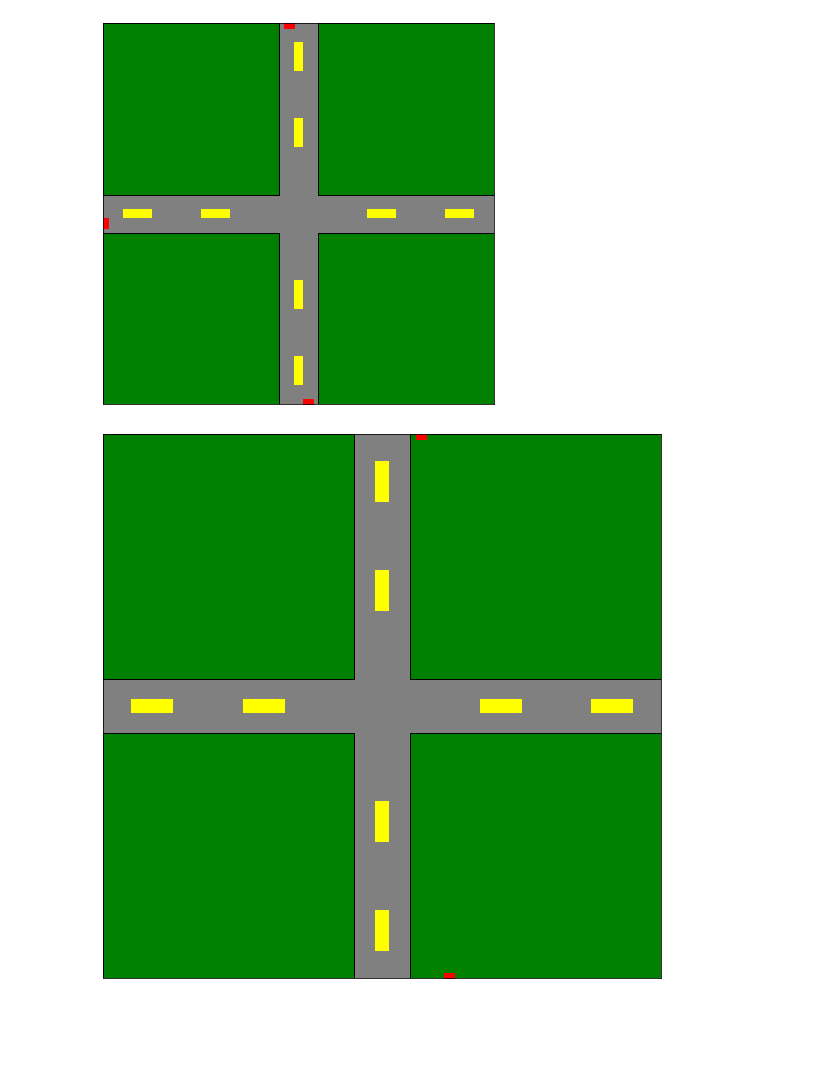
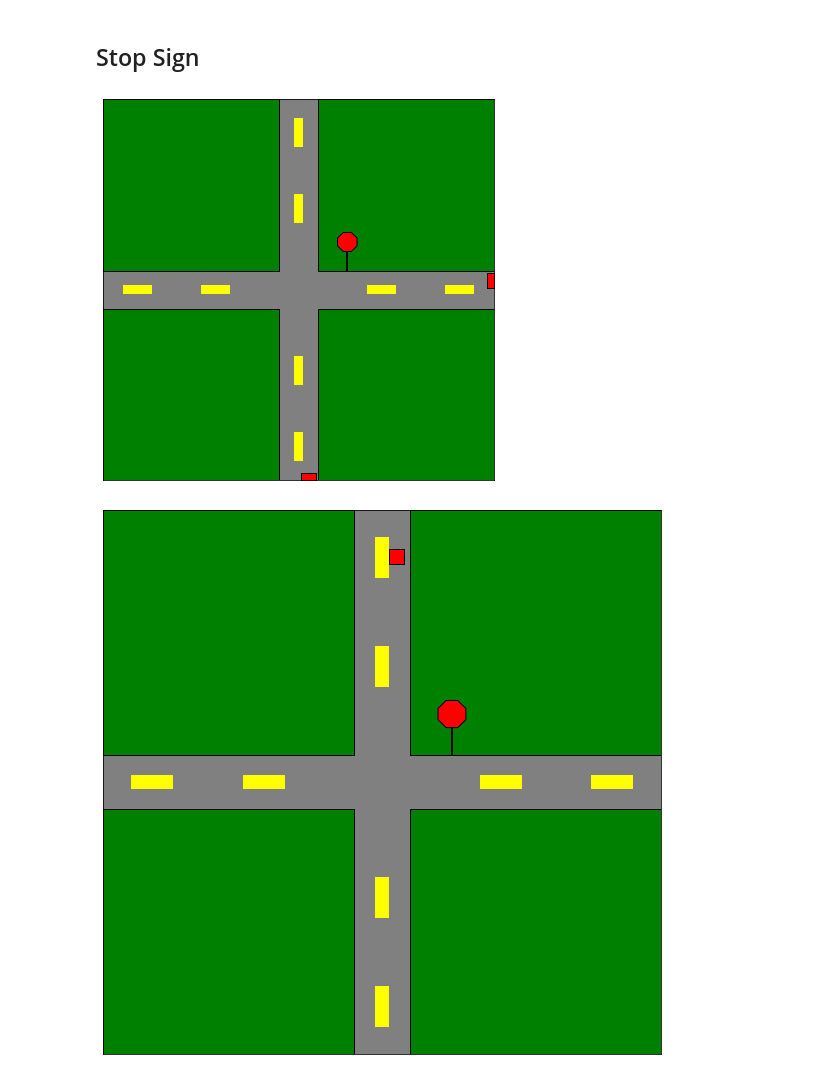
Before and after one commit to ClovisTheGreat/CMSE202FinalProject, a Jupyter notebook: Final Project General Notebook.ipynb, the cells around one changed output. Cells and saved outputs as stored; diff of their text form; code cells hidden in the pictures; blank space fills up the shorter version.

Commit message:
Added stop sign class  and start to stop light class

```diff
--- a/Final Project General Notebook.ipynb
+++ b/Final Project General Notebook.ipynb
@@ -50,7 +220,7 @@ class Vehicle():
 class Intersection():
     '''General intersection class'''
 
-    def __init__(self, n):
+    def __init__(self, n=0):
         '''Defines the intersection'''
         self.vehicles = []
         for i in range(n):
@@ -59,6 +229,14 @@ class Intersection():
     def add_vehicle(self, vehicle):
         '''Adds one vehicle to the intersection'''
         self.vehicles.append(vehicle)
+
+    def add(self, vehicle):
+        '''Adds one vehicle to the intersection'''
+        self.vehicles.append(vehicle)
+
+    def get_vehicles(self):
+        '''Returns list of vehicles'''
+        return self.vehicles
 
     def show(self):
         '''Graphs a static visual of the intersection, roads, and vehicles'''
@@ -84,14 +262,16 @@ class Intersection():
         plt.gca().add_patch(plt.Rectangle((-.25, 7.5), .5, 1.5, fc='yellow'))
         plt.gca().add_patch(plt.Rectangle((-.25, 3.5), .5, 1.5, fc='yellow'))
 
-
+        # draws vehicles
         for v in self.vehicles:
             x,y = v.get_pos()
-            plt.plot(x, y, 'rs', markersize=10)
+            plt.plot(x, y, 'rs', markersize=15, markeredgecolor='black')
 
+        # limits plot to 20x20 area
         plt.xlim([-10, 10])
         plt.ylim([-10, 10])
 
+        # removes tick marks
         plt.tick_params(axis='both', which='both',
                 bottom=False, top=False, left=False, right=False,
                 labelbottom=False, labelleft=False)
@@ -100,16 +280,18 @@ class Intersection():
         '''Advances the vehicles generally for all intersections'''
         for v in self.vehicles:
             v.move()
+            if v.get_t() > 22:
+                self.vehicles.remove(v)
 
-    def animate(self):
+    def animate(self, n=1):
         '''Loops over timesteps while displaying snapshots'''
         fig = plt.figure(figsize=(10,10))
 
-        for i in range(20):
+        for i in range(n):
 
             # displays
             self.show()
-            time.sleep(0.01)
+#             time.sleep(0.01)
             clear_output(wait=True)
             display(fig)
             fig.clear()
@@ -118,6 +300,15 @@ class Intersection():
             self.timestep()
 
         plt.close()
+
+    def simulate(self, n=500, spawn_chance=.02):
+        '''simulates traffic using animate while spawning vehicles'''
+        for i in range(n):
+            if rd.random() < spawn_chance:
+                self.add(Vehicle(random=True))
+            self.animate()
+# %% [markdown]
+## Stop Sign
 # %%
 class Stopsign(Intersection):
     '''Subclass of Intersection that carries behavior of the 4-way stop'''
@@ -143,11 +375,16 @@ class Stoplight(Intersection):
 # %%
-road = Intersection(3)
+# Show image
+road = Stopsign(3)
 plt.figure(figsize=(7,7))
 road.show()
 # %% [output]
-[figure, old version]
+[figure, new version]
 # %%
-road = Intersection(3)
-road.animate()
+# Simulate two cars
+road = Stopsign()
+road.add_vehicle(Vehicle(maxspeed=.1, loc='down', dest='left', random=False))
+road.animate(30)
+road.add_vehicle(Vehicle(maxspeed=.1, loc='right', dest='up', random=False))
+road.animate(260)
 # %% [output]
-[figure, old version]
+[figure, new version]
```
Also changed, not shown: parts of 17 cells of this notebook.
